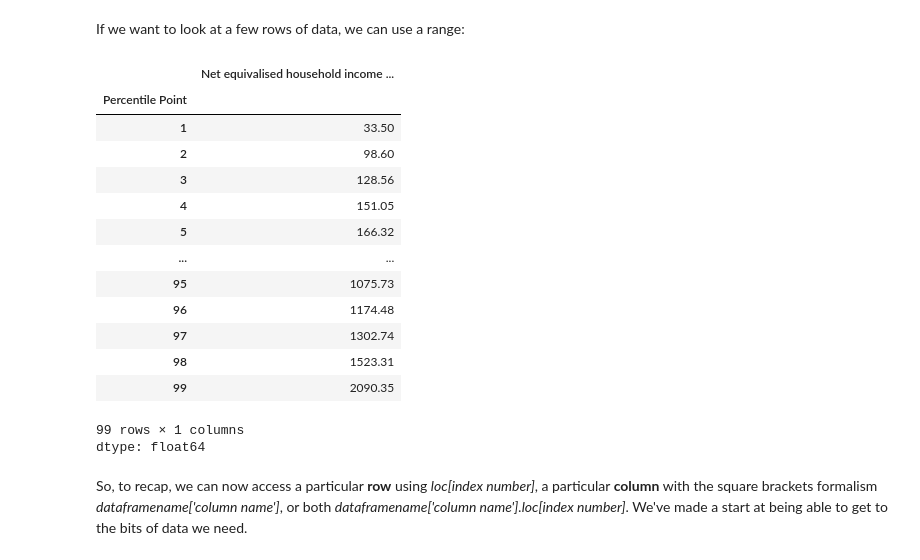
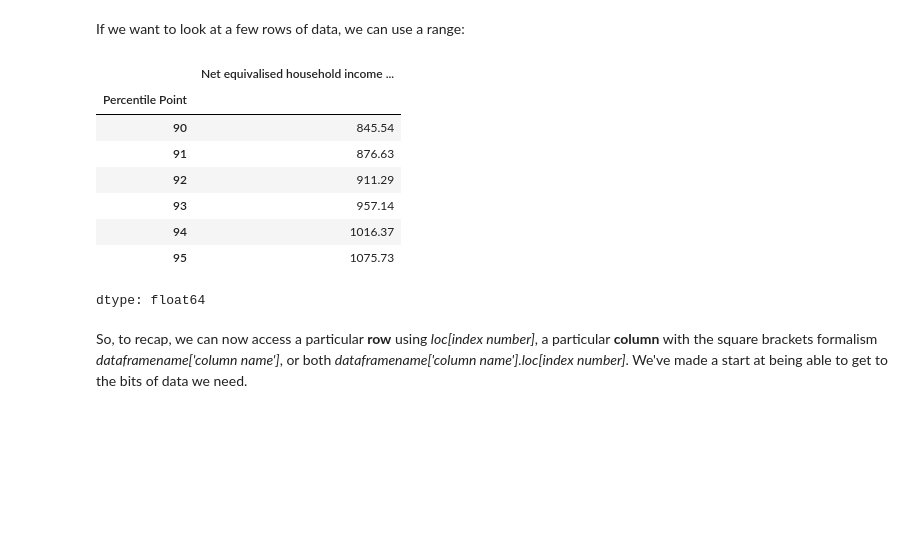
Before and after one commit to Geoschmitz/QM2, a Jupyter notebook: notebooks/W02. Pandas.ipynb, the cells around one changed output. Saved outputs shown, nothing was run; the diff lists cells and outputs as text; code cells hidden in the pictures; blank space fills up the shorter version.

```diff
--- a/notebooks/W02. Pandas.ipynb
+++ b/notebooks/W02. Pandas.ipynb
@@ -172,22 +164,16 @@ we're taking the "smallDataFrame" object as an implicit (or hidden) output
 # %% [markdown]
 If we want to look at a few rows of data, we can use a range:
 # %%
-income['Net equivalised household income in 2010-11, week']
+income['Net equivalised household income in 2010-11, week'].loc[90:95]
 # %% [output]
 |  | Net equivalised household income ... |
 | Percentile Point |  |
-| 1 | 33.50 |
-| 2 | 98.60 |
-| 3 | 128.56 |
-| 4 | 151.05 |
-| 5 | 166.32 |
-| ... | ... |
+| 90 | 845.54 |
+| 91 | 876.63 |
+| 92 | 911.29 |
+| 93 | 957.14 |
+| 94 | 1016.37 |
 | 95 | 1075.73 |
-| 96 | 1174.48 |
-| 97 | 1302.74 |
-| 98 | 1523.31 |
-| 99 | 2090.35 |
-99 rows × 1 columns
 dtype: float64
 # %% [markdown]
 So, to recap, we can now access a particular **row** using *loc[index number]*, a particular **column** with the square brackets formalism *dataframename['column name']*, or both *dataframename['column name'].loc[index number]*. We've made a start at being able to get to the bits of data we need.
```
Also changed, not shown: parts of 15 cells of this notebook.
